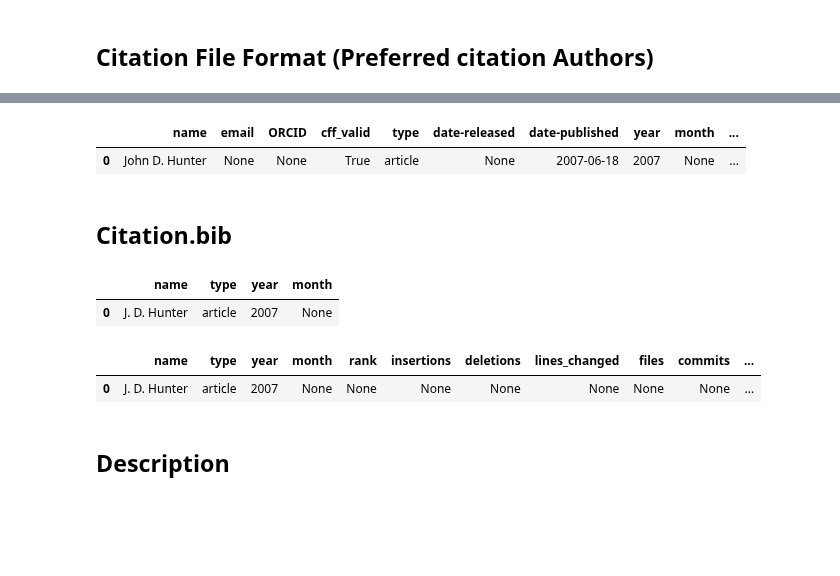
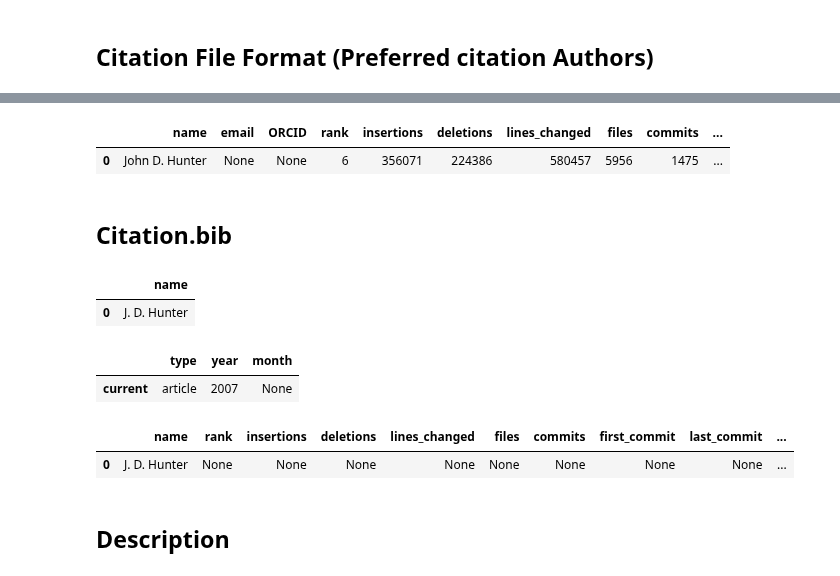
Before and after one commit to killi199/Master-Thesis, a Jupyter notebook: code/pypi.ipynb, the cells around one changed output, grey strips where cells are left out. Saved outputs shown, nothing was run; the diff lists cells and outputs as text; code cells hidden in the pictures; blank space fills up the shorter version.

Commit message:
Split general data from authors in cff and bib

```diff
--- a/code/pypi.ipynb
+++ b/code/pypi.ipynb
@@ -111,23 +123,29 @@ cff_df
 # %%
-result = functions.matching(cff_df, git_contributors_df)
+result = functions.matching(cff_authors_df, git_contributors_df)
 result
 # %% [output]
-|  | name | email | ORCID | cff_valid | type | date-released | date-published | year | month | ... |
-| 0 | John D. Hunter | None | None | True | article | None | 2007-06-18 | 2007 | None | ... |
+|  | name | email | ORCID | rank | insertions | deletions | lines_changed | files | commits | ... |
+| 0 | John D. Hunter | None | None | 6 | 356071 | 224386 | 580457 | 5956 | 1475 | ... |
 # %% [markdown]
 ## Citation.bib
 # %%
-bib_df = functions.get_bib_authors(owner, repo)
-bib_df
+bib_authors_df, bib_df = functions.get_bib_data(owner, repo)
-# %% [output]
-|  | name | type | year | month |
-| 0 | J. D. Hunter | article | 2007 | None |
+# %%
+bib_authors_df
+# %% [output]
+|  | name |
+| 0 | J. D. Hunter |
+# %%
+bib_df
+# %% [output]
+|  | type | year | month |
+| current | article | 2007 | None |
 # %%
-result = functions.matching(bib_df, git_contributors_df)
+result = functions.matching(bib_authors_df, git_contributors_df)
 result
 # %% [output]
-|  | name | type | year | month | rank | insertions | deletions | lines_changed | files | commits | ... |
-| 0 | J. D. Hunter | article | 2007 | None | None | None | None | None | None | None | ... |
+|  | name | rank | insertions | deletions | lines_changed | files | commits | first_commit | last_commit | ... |
+| 0 | J. D. Hunter | None | None | None | None | None | None | None | None | ... |
 # %% [markdown]
 ## Description
 # %%
```
Also changed, not shown: parts of 7 cells of this notebook, 4 other files.
